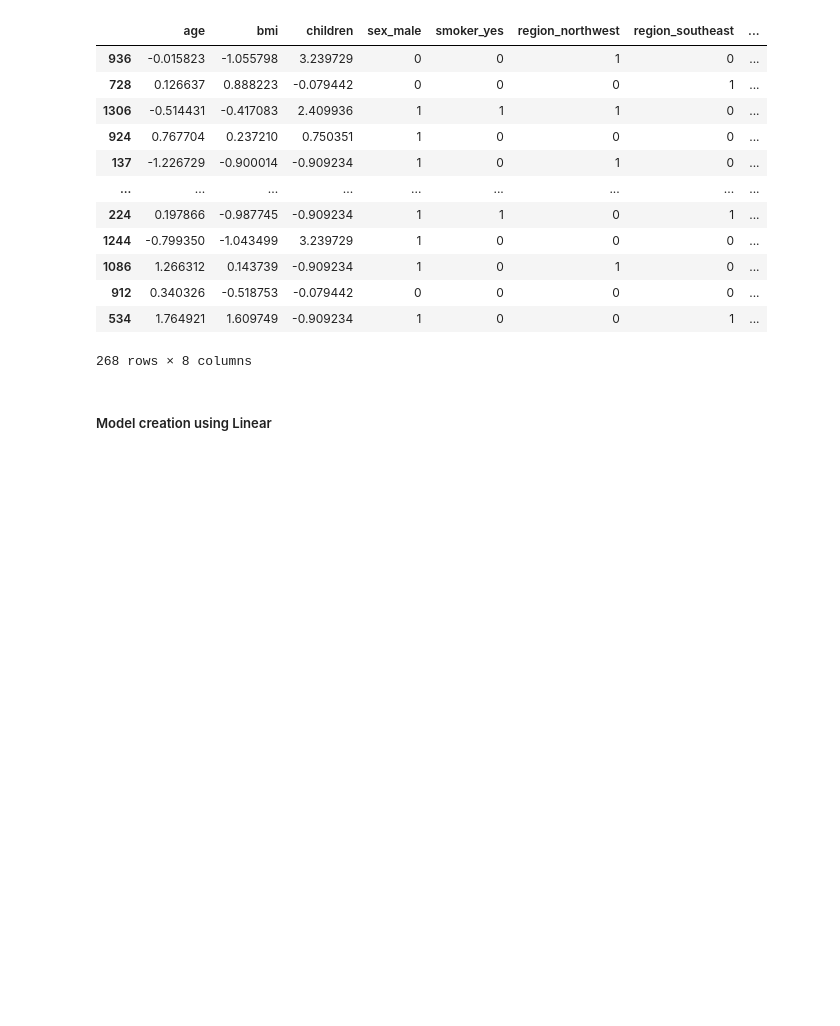
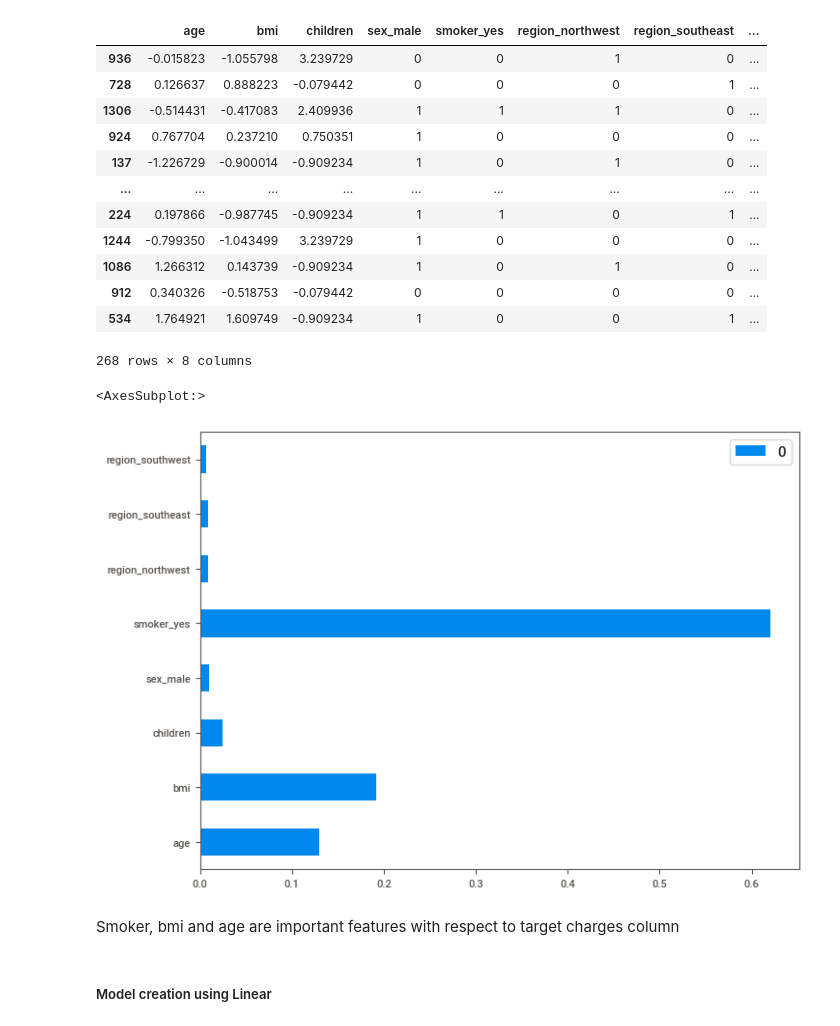
Before and after one commit to rajasinghj37/Insurance-Cost-Prediction, a Jupyter notebook: PRCP-1021-InsCostPred.ipynb, the cells around one changed output. Cells and saved outputs as stored; diff of their text form; code cells hidden in the pictures; blank space fills up the shorter version.

```diff
--- a/PRCP-1021-InsCostPred.ipynb
+++ b/PRCP-1021-InsCostPred.ipynb
@@ -433,6 +443,18 @@ X_test
 | 912 | 0.340326 | -0.518753 | -0.079442 | 0 | 0 | 0 | 0 | ... |
 | 534 | 1.764921 | 1.609749 | -0.909234 | 1 | 0 | 0 | 1 | ... |
 268 rows × 8 columns
+# %%
+# Feature importance
+from sklearn.ensemble import ExtraTreesRegressor
+model = ExtraTreesRegressor()
+model.fit(X,y)
+feature_importance = pd.DataFrame(model.feature_importances_,index=X.columns)
+feature_importance.plot(kind='barh')
+# %% [output]
+<AxesSubplot:>
+[figure, added]
+# %% [markdown]
+Smoker, bmi and age are important features with respect to target charges column
 # %% [markdown]
 ##### Model creation using Linear
 # %%
```
Also changed, not shown: parts of 49 cells of this notebook.
